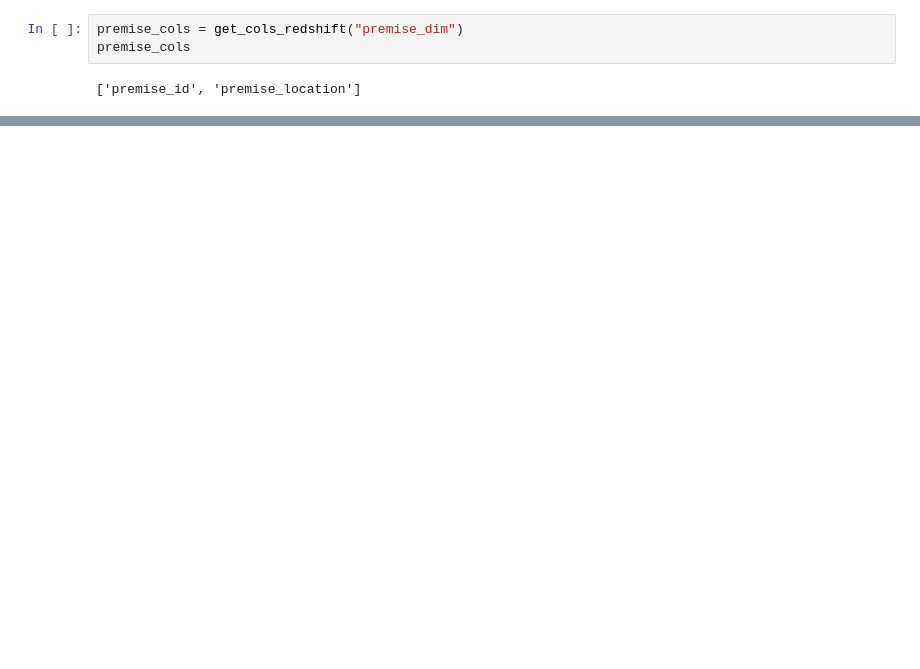
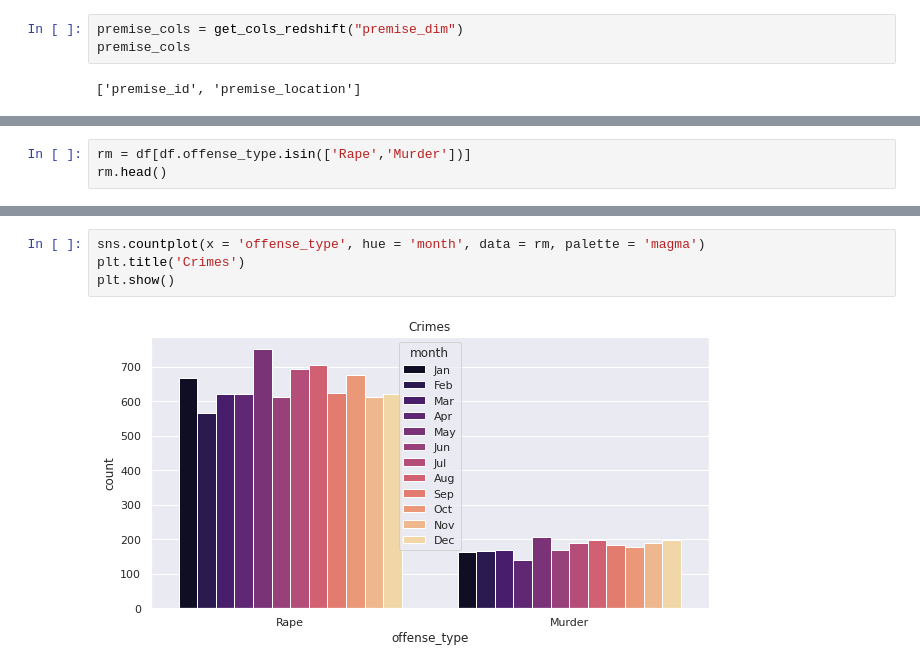
Before and after one commit to franksalas/dend-capstone, a Jupyter notebook: explore_data.ipynb, the cells around one changed output, grey strips where cells are left out. Drawn from its saved outputs; the diff is of its cells as text; blank space fills up the shorter version.

```diff
--- a/explore_data.ipynb
+++ b/explore_data.ipynb
@@ -134,0 +232,3 @@ LIMIT 10;
+# %%
+rm = df[df.offense_type.isin(['Rape','Murder'])]
+rm.head()
@@ -134,0 +242,6 @@ LIMIT 10;
+# %%
+sns.countplot(x = 'offense_type', hue = 'month', data = rm, palette = 'magma')
+plt.title('Crimes')
+plt.show()
+# %% [output]
+[figure, added]
```
Also changed, not shown: parts of 29 cells of this notebook, 1 other file.
